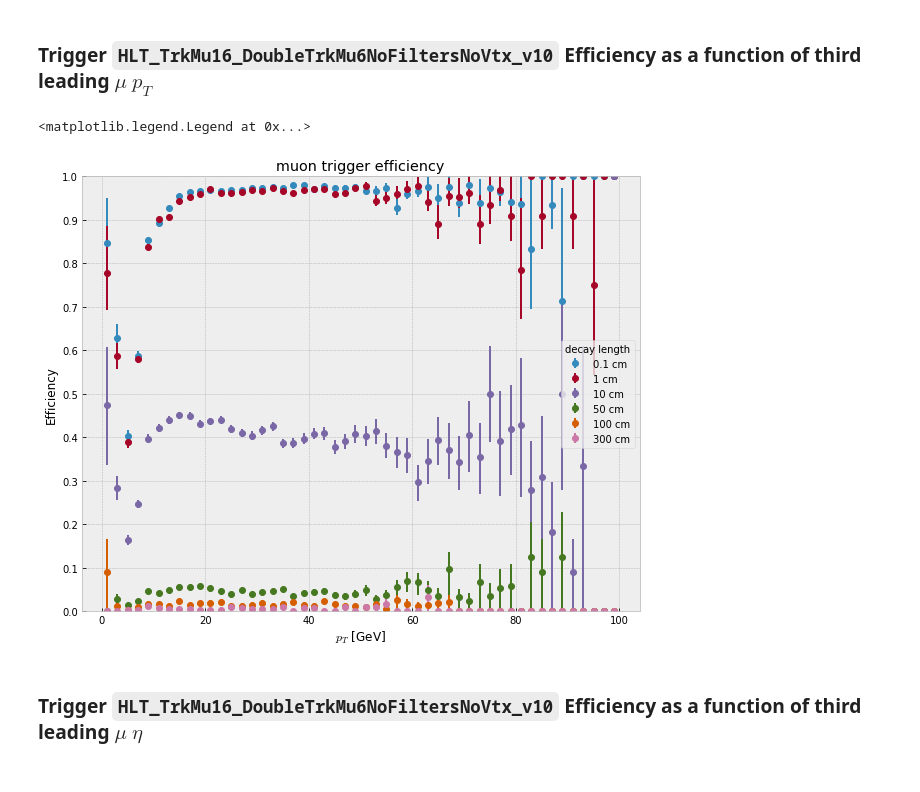
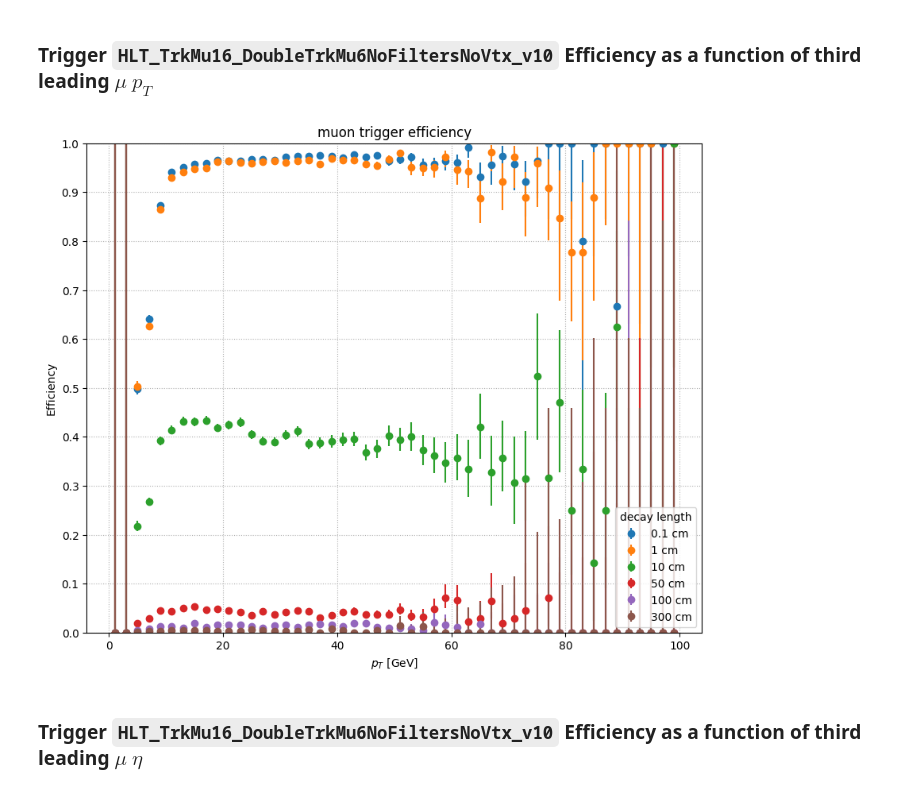
Before and after one commit to afrankenthal/iDM-analysis-plotting, a Jupyter notebook: trigMuEfficiency.ipynb, the cells around one changed output. Cells and saved outputs as stored; diff of their text form; code cells hidden in the pictures.

```diff
--- a/trigMuEfficiency.ipynb
+++ b/trigMuEfficiency.ipynb
@@ -2,7 +2,10 @@
 import uproot
 import ROOT
 import numpy as np
+import pandas as pd
+from collections import OrderedDict
 
 %matplotlib inline
 import matplotlib.pyplot as plt
-plt.style.use('bmh')
+plt.style.use('default')
+plt.rcParams['grid.linestyle'] = ':'
@@ -24,4 +25,4 @@ def extract_teffi(eff):
 
     return {'x': xx,
             'y': yy,
-            'yerr': np.array([yu, yl])}
+            'yerr': np.array([yl, yu])}
@@ -73,32 +84,32 @@ Text(0.5,0,'$p_{T}$ [GeV]')
 # %%
 fig,ax = plt.subplots(figsize=(10,8))
 
 for k, t in trees.items():
     d = t.array('pt')
     start = d.starts
     denom = d.content[start+2]
     fd = t.array('fired')
     numer = d.content[start[fd]+2]
 
     h0 = ROOT.TH1F(f'h0_{k}', '', 50, 0, 100)
     h1 = ROOT.TH1F(f'h1_{k}', '', 50, 0, 100)
     for x in np.nditer(denom): h0.Fill(x)
     for x in np.nditer(numer): h1.Fill(x)
 
     eff = ROOT.TEfficiency(h1, h0)
     data = extract_teffi(eff)
 
     ax.errorbar(x=data['x'], y=data['y'], yerr=data['yerr'], fmt='o', label=f'{k} cm')
 
 ax.set_title('muon trigger efficiency')
 ax.set_xlabel('$p_{T}$ [GeV]')
 ax.set_ylabel('Efficiency')
 ax.yaxis.set_major_locator(plt.MaxNLocator(10))
 ax.set_ylim((0,1))
 ax.legend(loc='best', title='decay length')
+ax.grid()
 # %% [output]
-<matplotlib.legend.Legend at 0x...>
-[figure, old version]
+[figure, new version]
 # %% [markdown]
 ### Trigger `HLT_TrkMu16_DoubleTrkMu6NoFiltersNoVtx_v10` Efficiency as a function of third leading $\mu$ $\eta$
 # %%
```
Also changed, not shown: parts of 12 cells of this notebook.
